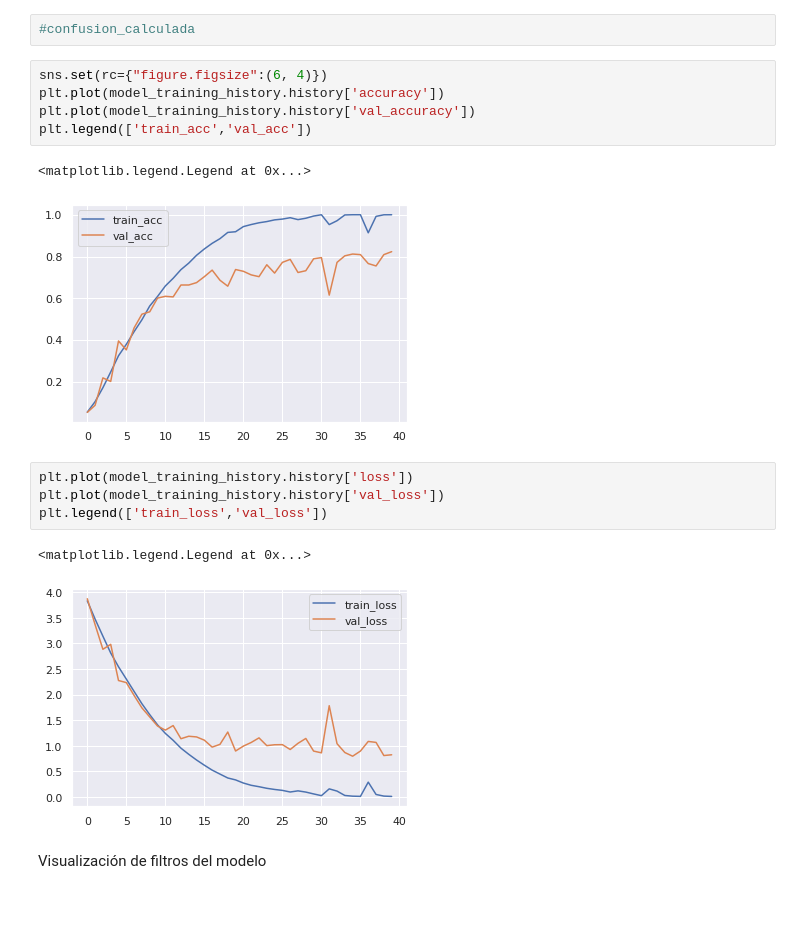
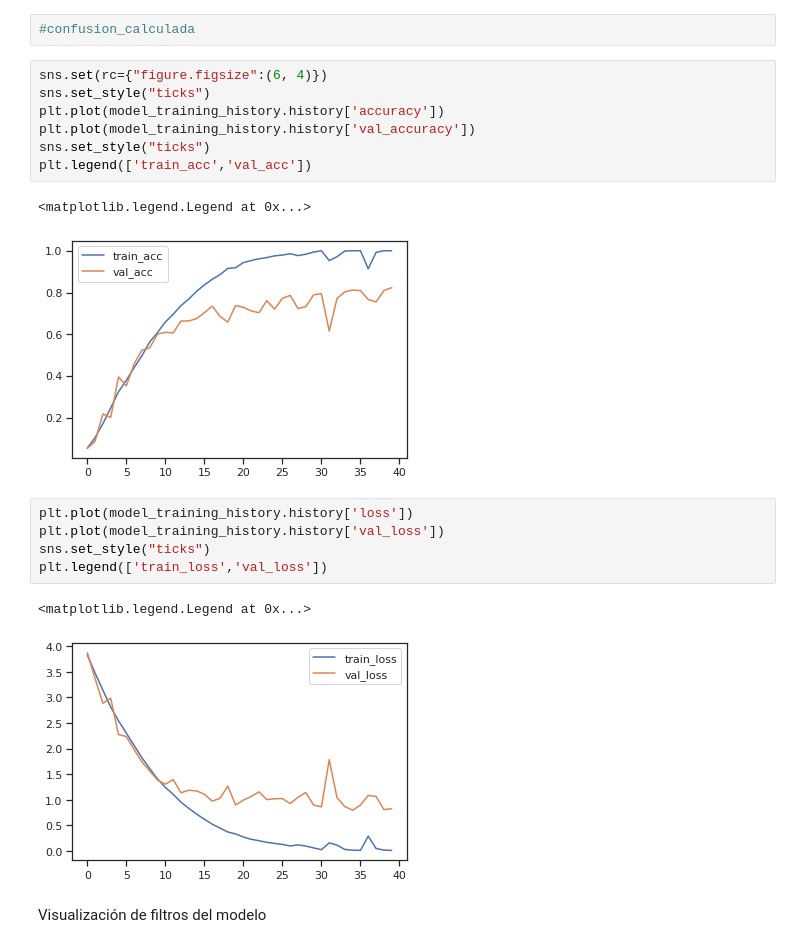
Before and after one commit to ffelicioni/conv3d_video, a Jupyter notebook: clasificar_hands.ipynb, the cells around one changed output. Drawn from its saved outputs; the diff is of its cells as text; blank space fills up the shorter version.

```diff
--- a/clasificar_hands.ipynb
+++ b/clasificar_hands.ipynb
@@ -563,19 +563,22 @@ array([[5, 0, 0, ..., 0, 0, 0],
 #confusion_calculada
 # %%
 sns.set(rc={"figure.figsize":(6, 4)})
+sns.set_style("ticks")
 plt.plot(model_training_history.history['accuracy'])
 plt.plot(model_training_history.history['val_accuracy'])
+sns.set_style("ticks")
 plt.legend(['train_acc','val_acc'])
 # %% [output]
 <matplotlib.legend.Legend at 0x...>
-[figure, old version]
+[figure, new version]
 # %%
 plt.plot(model_training_history.history['loss'])
 plt.plot(model_training_history.history['val_loss'])
+sns.set_style("ticks")
 plt.legend(['train_loss','val_loss'])
 # %% [output]
 <matplotlib.legend.Legend at 0x...>
-[figure, old version]
+[figure, new version]
 # %% [markdown]
 Visualización de filtros del modelo
 # %%
```
Also changed, not shown: parts of 5 cells of this notebook.
